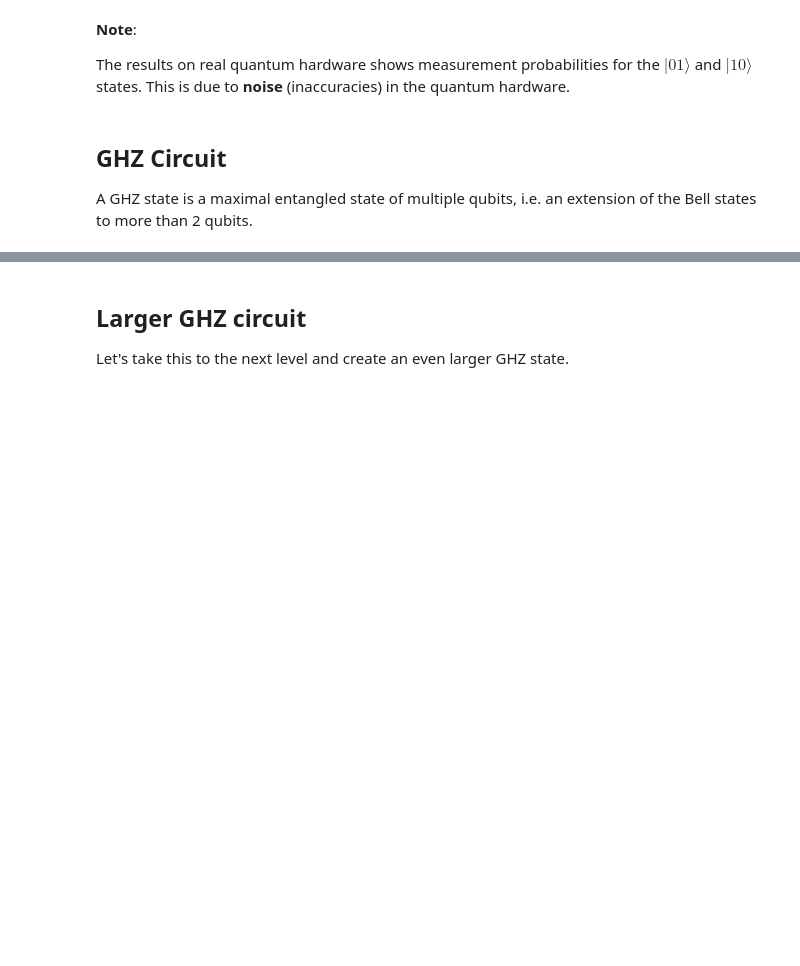
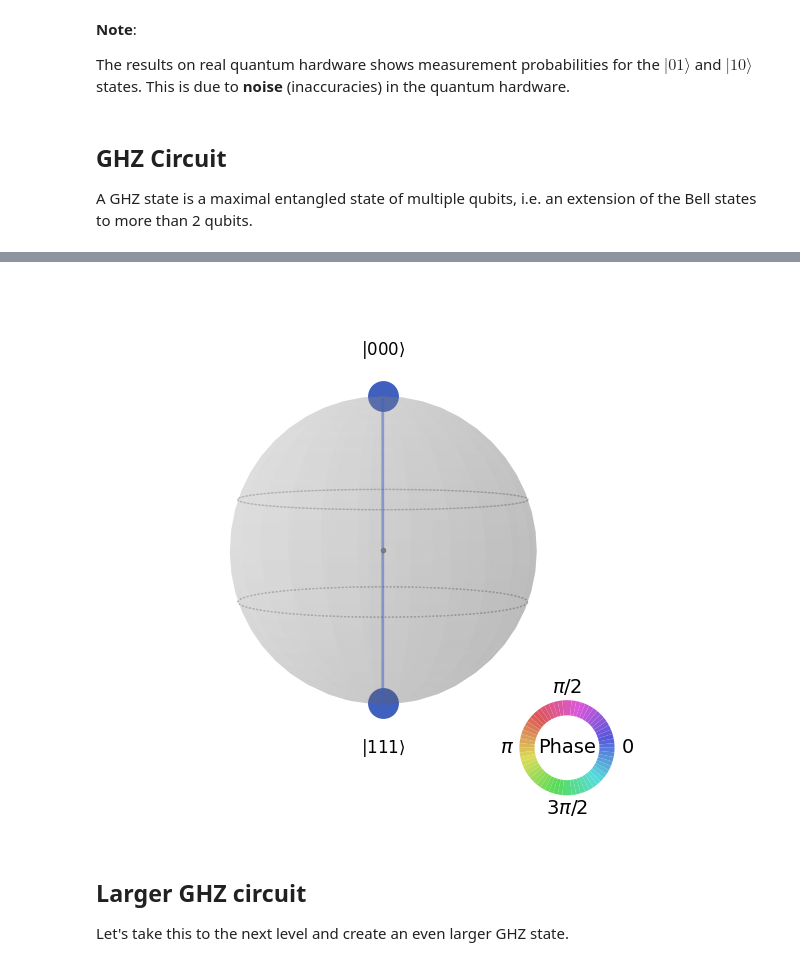
Before and after one commit to Joseph-Khoury/MQE_env, a Jupyter notebook: qiskit_env/Lecture 1/workbook_1_intro_to_qiskit.ipynb, the cells around one changed output, grey strips where cells are left out. Drawn from its saved outputs; the diff is of its cells as text; code cells hidden in the pictures; blank space fills up the shorter version.

```diff
--- a/qiskit_env/Lecture 1/workbook_1_intro_to_qiskit.ipynb
+++ b/qiskit_env/Lecture 1/workbook_1_intro_to_qiskit.ipynb
@@ -254,7 +317,10 @@ ghz_probs
 # %%
 # visualize the GHZ state on a Q-Sphere
 
 # Your code goes here
+plot_state_qsphere(ghz_state)
+# %% [output]
+[figure, added]
 # %% [markdown]
 ## Larger GHZ circuit
 
```
Also changed, not shown: parts of 23 cells of this notebook, 5 other files.
